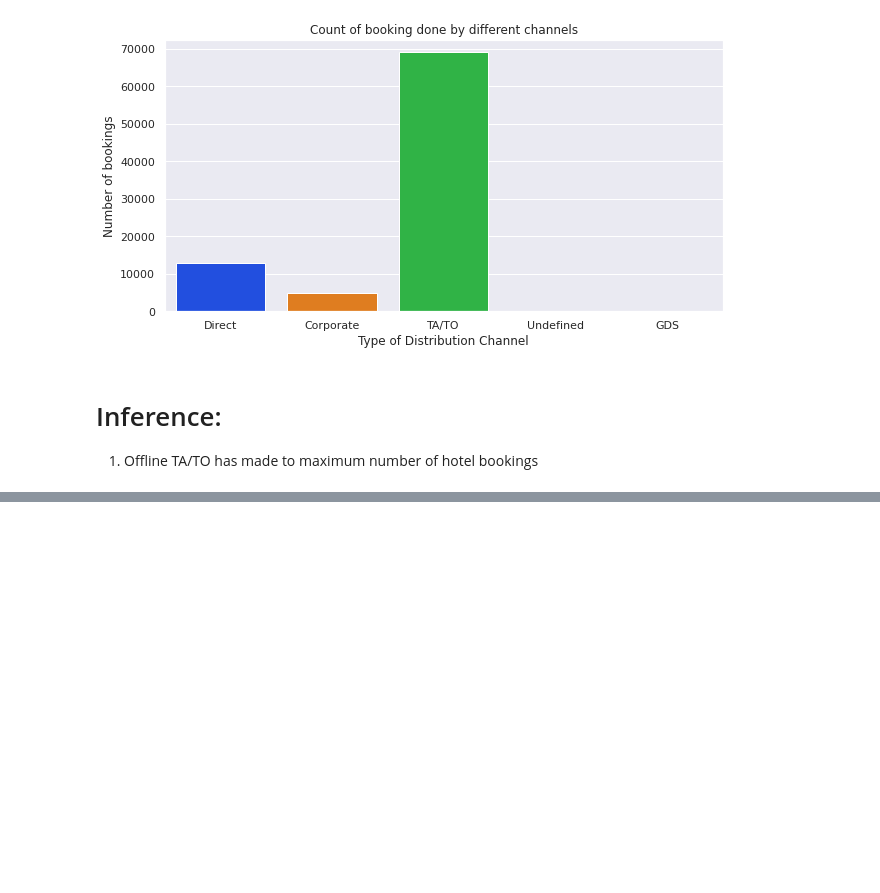
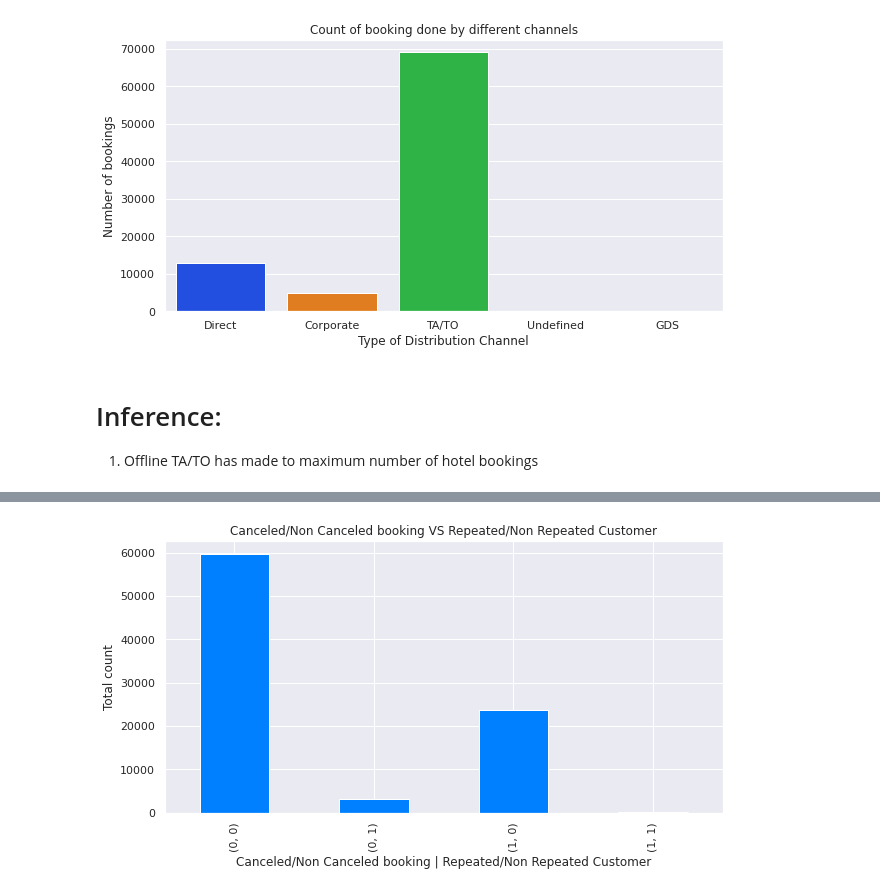
Before and after one commit to manojkb04/EDA_Hotel_Booking, a Jupyter notebook: Hotel_Booking_Analysis_Capstone_Project.ipynb, the cells around one changed output, grey strips where cells are left out. Saved outputs shown, nothing was run; the diff lists cells and outputs as text; code cells hidden in the pictures; blank space fills up the shorter version.

```diff
--- a/Hotel_Booking_Analysis_Capstone_Project.ipynb
+++ b/Hotel_Booking_Analysis_Capstone_Project.ipynb
@@ -724,0 +847,6 @@ plt.show()
+# %%
+# Grouping the cancellation and repeated guest
+cancellation_by_rep_guest = data.groupby(['is_canceled', 'is_repeated_guest']).size()
+
+print('Cancellation done by repeated customer:\n\n')
+cancellation_by_rep_guest.reset_index(name = 'total_counts')
@@ -724,0 +860,12 @@ plt.show()
+# %%
+# Ploting the graph to understand that hotel booking is canceled and was it is done by the repeated guest or not
+
+cancellation_by_rep_guest.plot(kind = 'bar', figsize = (10,5))
+
+plt.title('Canceled/Non Canceled booking VS Repeated/Non Repeated Customer')
+plt.xlabel('Canceled/Non Canceled booking | Repeated/Non Repeated Customer')
+plt.ylabel('Total count')
+
+plt.show()
+# %% [output]
+[figure, added]
```
Also changed, not shown: parts of 18 cells of this notebook.
